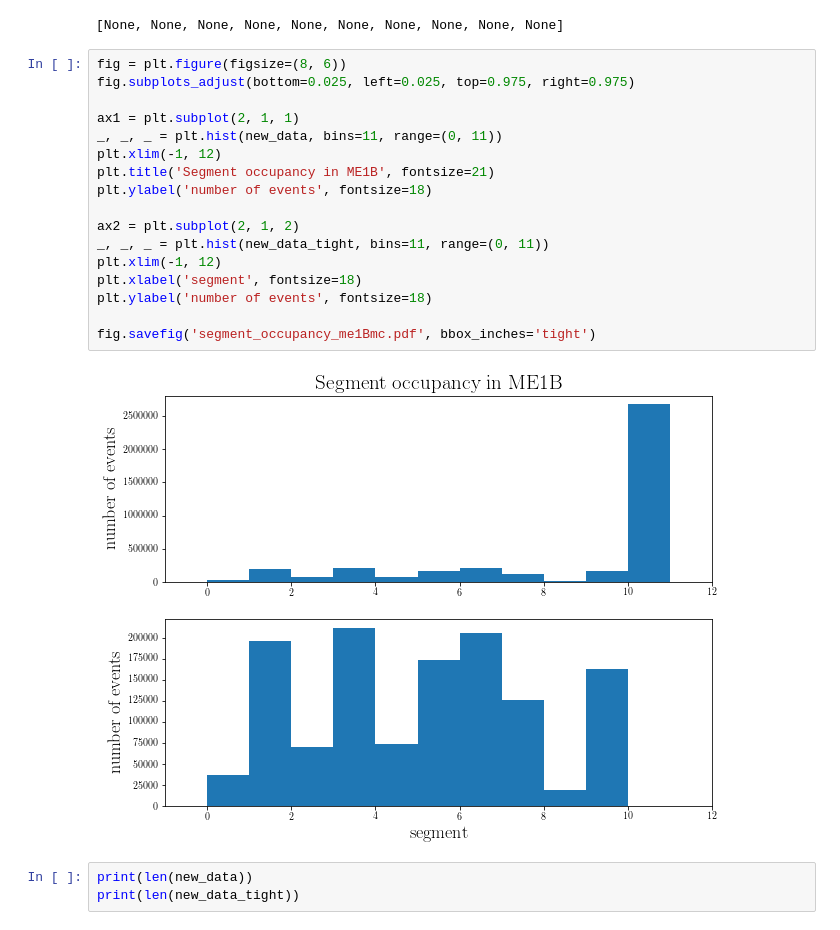
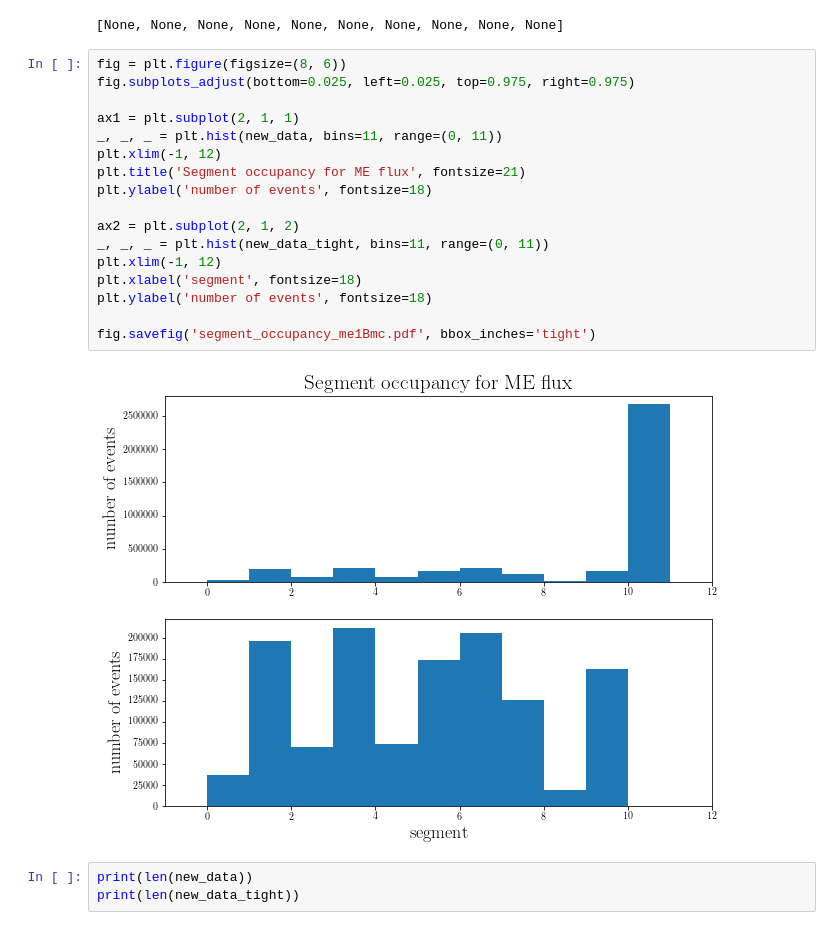
Before and after one commit to gnperdue/JupyterNotebooks, a Jupyter notebook: ANNMINERvA/visualize_planecode_occupancy_stats_oldhdf5.ipynb, the cells around one changed output. Cells and saved outputs as stored; diff of their text form.

```diff
--- a/ANNMINERvA/visualize_planecode_occupancy_stats_oldhdf5.ipynb
+++ b/ANNMINERvA/visualize_planecode_occupancy_stats_oldhdf5.ipynb
@@ -112,22 +112,22 @@ new_data_tight = []
 # %%
 fig = plt.figure(figsize=(8, 6))
 fig.subplots_adjust(bottom=0.025, left=0.025, top=0.975, right=0.975)
 
 ax1 = plt.subplot(2, 1, 1)
 _, _, _ = plt.hist(new_data, bins=11, range=(0, 11))
 plt.xlim(-1, 12)
-plt.title('Segment occupancy in ME1B', fontsize=21)
+plt.title('Segment occupancy for ME flux', fontsize=21)
 plt.ylabel('number of events', fontsize=18)
 
 ax2 = plt.subplot(2, 1, 2)
 _, _, _ = plt.hist(new_data_tight, bins=11, range=(0, 11))
 plt.xlim(-1, 12)
 plt.xlabel('segment', fontsize=18)
 plt.ylabel('number of events', fontsize=18)
 
 fig.savefig('segment_occupancy_me1Bmc.pdf', bbox_inches='tight')
 # %% [output]
-[figure, old version]
+[figure, new version]
 # %%
 print(len(new_data))
 print(len(new_data_tight))
```
Also changed, not shown: parts of 1 cell of this notebook.
